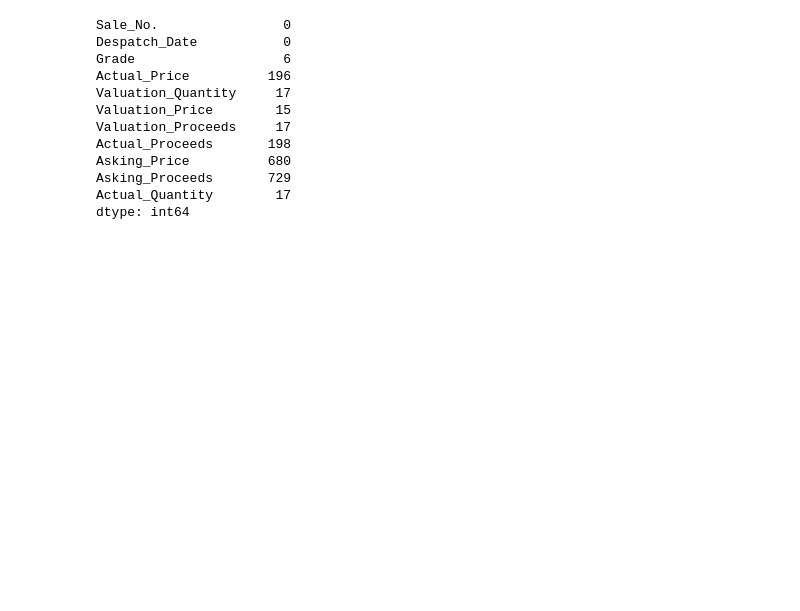
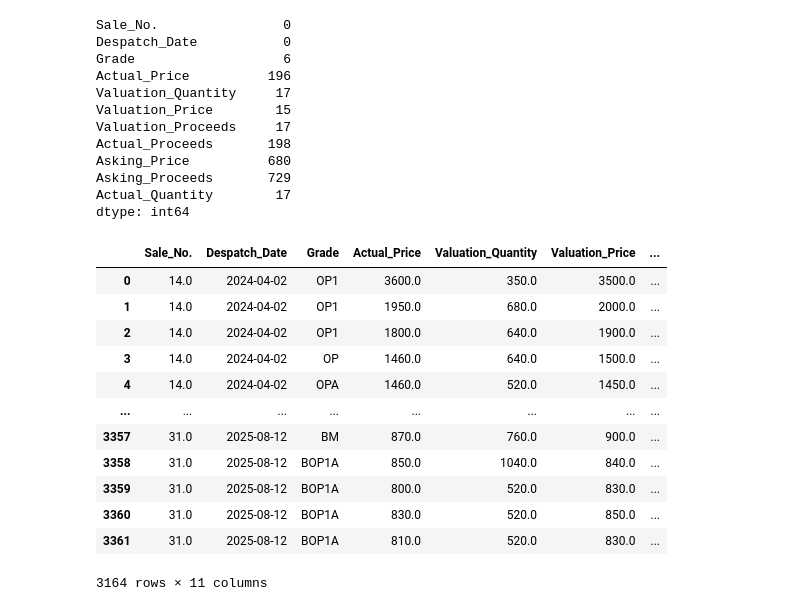
Before and after one commit to NishanD21/Time-Series-Analysis-on-Tea-Production, a Jupyter notebook: sales_and_valuation/sales_and_val.ipynb, the cells around one changed output. Saved outputs shown, nothing was run; the diff lists cells and outputs as text; code cells hidden in the pictures; blank space fills up the shorter version.

```diff
--- a/sales_and_valuation/sales_and_val.ipynb
+++ b/sales_and_valuation/sales_and_val.ipynb
@@ -284,3 +286,35 @@ Asking_Price          680
 Asking_Proceeds       729
 Actual_Quantity        17
 dtype: int64
+# %%
+dfw = dfw.dropna(subset=["Grade","Actual_Price","Actual_Quantity"])
+
+from datetime import datetime
+
+# Function to parse both formats
+def parse_mixed_date(date_str):
+    for fmt in ("%d.%m.%Y", "%Y.%m.%d"):
+        try:
+            return datetime.strptime(date_str, fmt)
+        except:
+            continue
+    return pd.NaT  # If it doesn't match any format
+
+# Apply the function
+dfw["Despatch_Date"] = dfw["Despatch_Date"].apply(parse_mixed_date)
+
+dfw
+# %% [output]
+|  | Sale_No. | Despatch_Date | Grade | Actual_Price | Valuation_Quantity | Valuation_Price | ... |
+| 0 | 14.0 | 2024-04-02 | OP1 | 3600.0 | 350.0 | 3500.0 | ... |
+| 1 | 14.0 | 2024-04-02 | OP1 | 1950.0 | 680.0 | 2000.0 | ... |
+| 2 | 14.0 | 2024-04-02 | OP1 | 1800.0 | 640.0 | 1900.0 | ... |
+| 3 | 14.0 | 2024-04-02 | OP | 1460.0 | 640.0 | 1500.0 | ... |
+| 4 | 14.0 | 2024-04-02 | OPA | 1460.0 | 520.0 | 1450.0 | ... |
+| ... | ... | ... | ... | ... | ... | ... | ... |
+| 3357 | 31.0 | 2025-08-12 | BM | 870.0 | 760.0 | 900.0 | ... |
+| 3358 | 31.0 | 2025-08-12 | BOP1A | 850.0 | 1040.0 | 840.0 | ... |
+| 3359 | 31.0 | 2025-08-12 | BOP1A | 800.0 | 520.0 | 830.0 | ... |
+| 3360 | 31.0 | 2025-08-12 | BOP1A | 830.0 | 520.0 | 850.0 | ... |
+| 3361 | 31.0 | 2025-08-12 | BOP1A | 810.0 | 520.0 | 830.0 | ... |
+3164 rows × 11 columns
```
Also changed, not shown: parts of 9 cells of this notebook.
